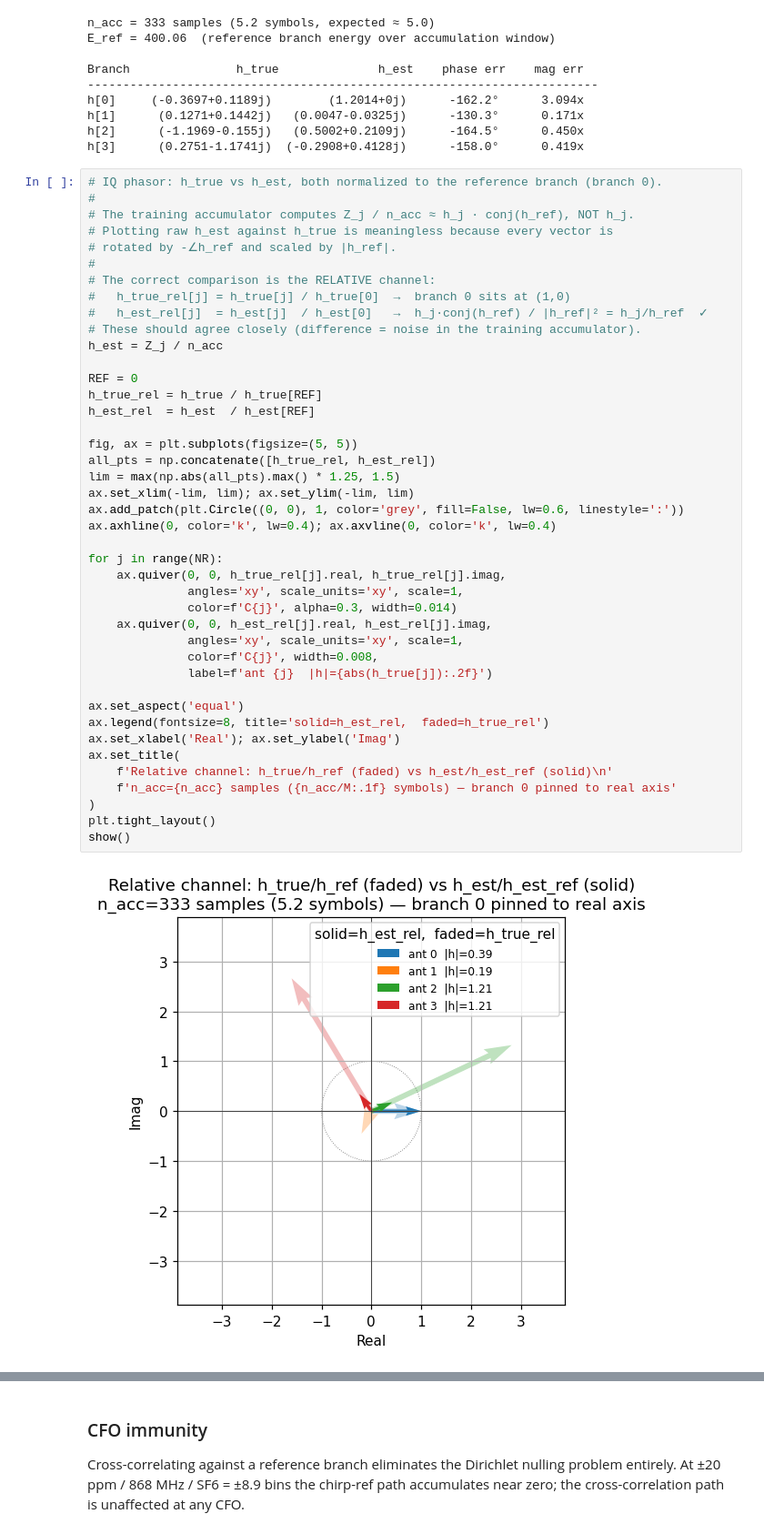
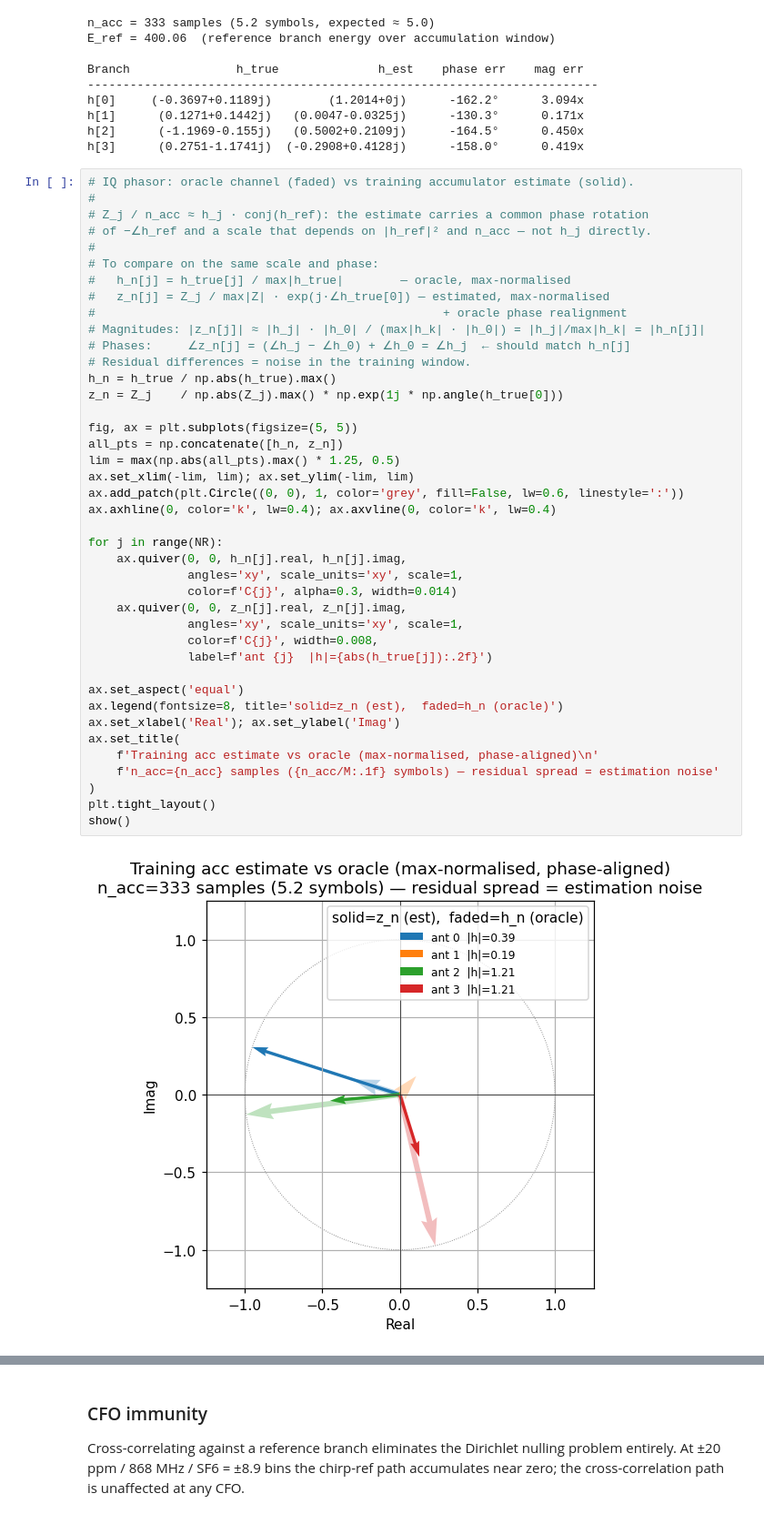
Before and after one commit to Sheffield-Chip-Design-Team/chipathon-2026, a Jupyter notebook: lora-mimo/sim/notebooks/03_nonfft_dsp_chain.ipynb, the cells around one changed output, grey strips where cells are left out. Shown at 91% size. Cells and saved outputs as stored; diff of their text form.

```diff
--- a/lora-mimo/sim/notebooks/03_nonfft_dsp_chain.ipynb
+++ b/lora-mimo/sim/notebooks/03_nonfft_dsp_chain.ipynb
@@ -281,46 +379,45 @@ h[1]      (0.1271+0.1442j)   (0.0047-0.0325j)      -130.3°      0.171x
 h[2]      (-1.1969-0.155j)   (0.5002+0.2109j)      -164.5°      0.450x
 h[3]      (0.2751-1.1741j)  (-0.2908+0.4128j)      -158.0°      0.419x
 # %%
-# IQ phasor: h_true vs h_est, both normalized to the reference branch (branch 0).
+# IQ phasor: oracle channel (faded) vs training accumulator estimate (solid).
 #
-# The training accumulator computes Z_j / n_acc ≈ h_j · conj(h_ref), NOT h_j.
-# Plotting raw h_est against h_true is meaningless because every vector is
-# rotated by -∠h_ref and scaled by |h_ref|.
+# Z_j / n_acc ≈ h_j · conj(h_ref): the estimate carries a common phase rotation
+# of −∠h_ref and a scale that depends on |h_ref|² and n_acc — not h_j directly.
 #
-# The correct comparison is the RELATIVE channel:
-#   h_true_rel[j] = h_true[j] / h_true[0]  →  branch 0 sits at (1,0)
-#   h_est_rel[j]  = h_est[j]  / h_est[0]   →  h_j·conj(h_ref) / |h_ref|² = h_j/h_ref  ✓
-# These should agree closely (difference = noise in the training accumulator).
-h_est = Z_j / n_acc
-
-REF = 0
-h_true_rel = h_true / h_true[REF]
-h_est_rel  = h_est  / h_est[REF]
+# To compare on the same scale and phase:
+#   h_n[j] = h_true[j] / max|h_true|        — oracle, max-normalised
+#   z_n[j] = Z_j / max|Z| · exp(j·∠h_true[0]) — estimated, max-normalised
+#                                                 + oracle phase realignment
+# Magnitudes: |z_n[j]| ≈ |h_j| · |h_0| / (max|h_k| · |h_0|) = |h_j|/max|h_k| = |h_n[j]|
+# Phases:     ∠z_n[j] = (∠h_j − ∠h_0) + ∠h_0 = ∠h_j  ← should match h_n[j]
+# Residual differences = noise in the training window.
+h_n = h_true / np.abs(h_true).max()
+z_n = Z_j    / np.abs(Z_j).max() * np.exp(1j * np.angle(h_true[0]))
 
 fig, ax = plt.subplots(figsize=(5, 5))
-all_pts = np.concatenate([h_true_rel, h_est_rel])
-lim = max(np.abs(all_pts).max() * 1.25, 1.5)
+all_pts = np.concatenate([h_n, z_n])
+lim = max(np.abs(all_pts).max() * 1.25, 0.5)
 ax.set_xlim(-lim, lim); ax.set_ylim(-lim, lim)
 ax.add_patch(plt.Circle((0, 0), 1, color='grey', fill=False, lw=0.6, linestyle=':'))
 ax.axhline(0, color='k', lw=0.4); ax.axvline(0, color='k', lw=0.4)
 
 for j in range(NR):
-    ax.quiver(0, 0, h_true_rel[j].real, h_true_rel[j].imag,
+    ax.quiver(0, 0, h_n[j].real, h_n[j].imag,
               angles='xy', scale_units='xy', scale=1,
               color=f'C{j}', alpha=0.3, width=0.014)
-    ax.quiver(0, 0, h_est_rel[j].real, h_est_rel[j].imag,
+    ax.quiver(0, 0, z_n[j].real, z_n[j].imag,
               angles='xy', scale_units='xy', scale=1,
               color=f'C{j}', width=0.008,
               label=f'ant {j}  |h|={abs(h_true[j]):.2f}')
 
 ax.set_aspect('equal')
-ax.legend(fontsize=8, title='solid=h_est_rel,  faded=h_true_rel')
+ax.legend(fontsize=8, title='solid=z_n (est),  faded=h_n (oracle)')
 ax.set_xlabel('Real'); ax.set_ylabel('Imag')
 ax.set_title(
-    f'Relative channel: h_true/h_ref (faded) vs h_est/h_est_ref (solid)\n'
-    f'n_acc={n_acc} samples ({n_acc/M:.1f} symbols) — branch 0 pinned to real axis'
+    f'Training acc estimate vs oracle (max-normalised, phase-aligned)\n'
+    f'n_acc={n_acc} samples ({n_acc/M:.1f} symbols) — residual spread = estimation noise'
 )
 plt.tight_layout()
 show()
 # %% [output]
-[figure, old version]
+[figure, new version]
```
Also changed, not shown: parts of 10 cells of this notebook, 28 other files.
